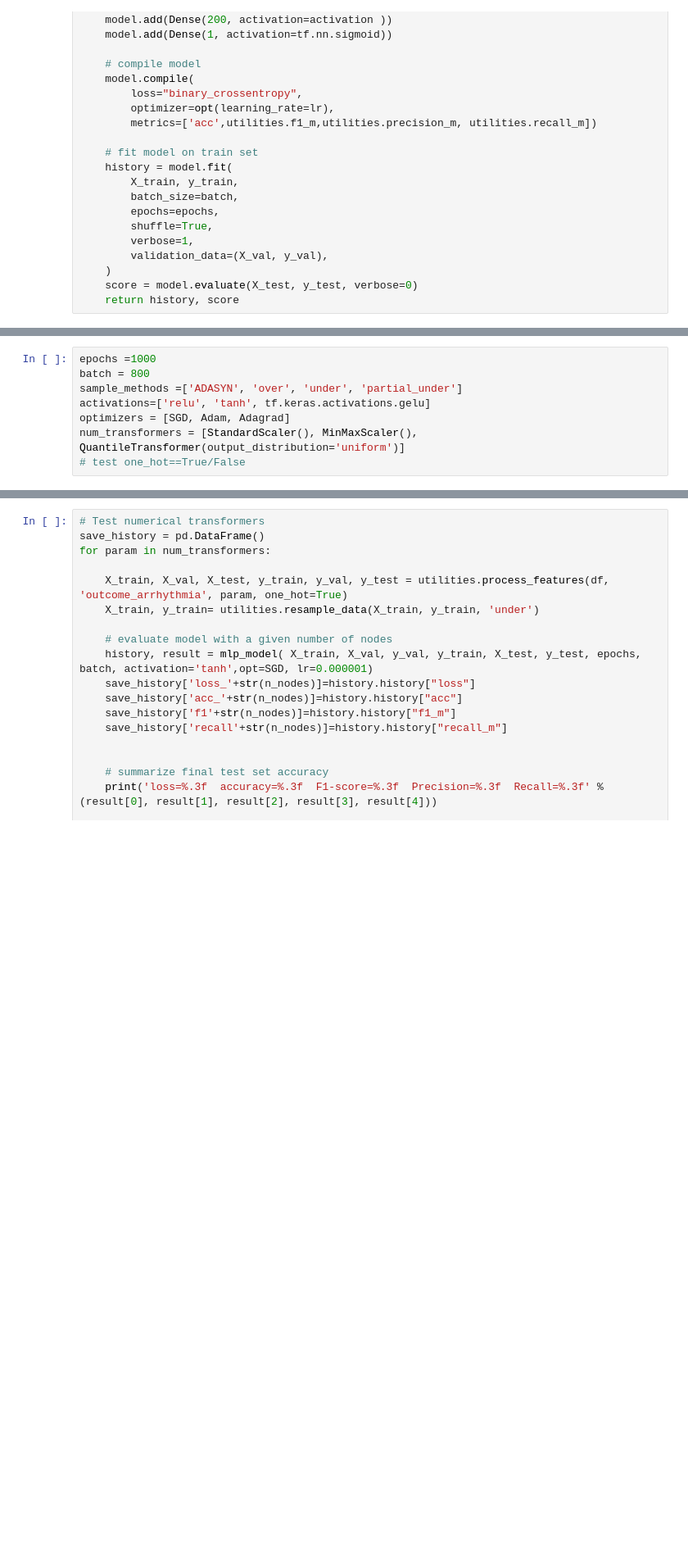
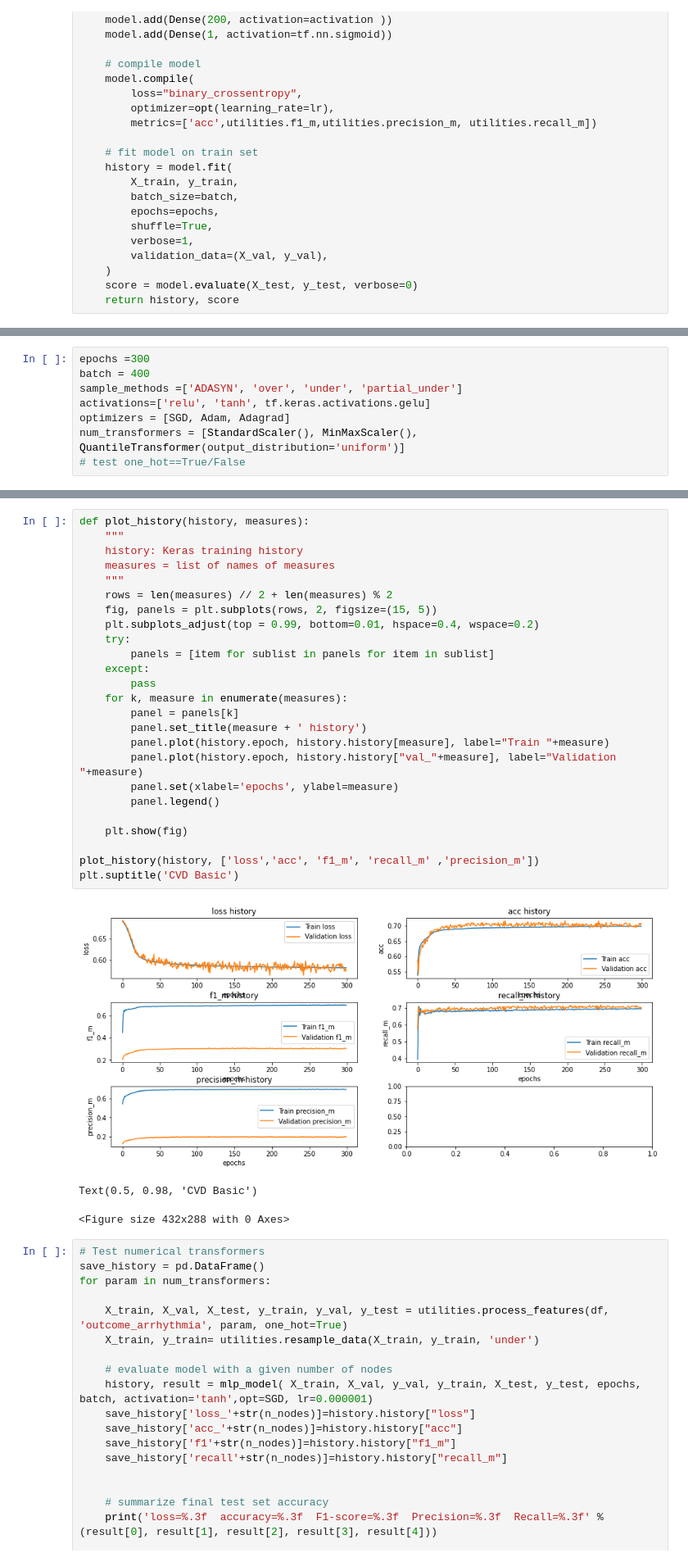
Before and after one commit to analiseb/UB-Masters-Thesis, a Jupyter notebook: MODEL_mlp-alternative.ipynb, the cells around one changed output, grey strips where cells are left out. Shown: that part at 82% size. Drawn from its saved outputs; the diff is of its cells as text; blank space fills up the shorter version.

```diff
--- a/MODEL_mlp-alternative.ipynb
+++ b/MODEL_mlp-alternative.ipynb
@@ -135,6 +165,6 @@ def mlp_model( X_train, X_val, y_val, y_train, X_test, y_test, epochs, batch, ac
 # %%
-epochs =1000
-batch = 800
+epochs =300
+batch = 400
 sample_methods =['ADASYN', 'over', 'under', 'partial_under']
 activations=['relu', 'tanh', tf.keras.activations.gelu]
 optimizers = [SGD, Adam, Adagrad]
@@ -195,3 +219,32 @@ history.history['recall_m']
+# %%
+def plot_history(history, measures):
+    """
+    history: Keras training history
+    measures = list of names of measures
+    """
+    rows = len(measures) // 2 + len(measures) % 2
+    fig, panels = plt.subplots(rows, 2, figsize=(15, 5))
+    plt.subplots_adjust(top = 0.99, bottom=0.01, hspace=0.4, wspace=0.2)
+    try:
+        panels = [item for sublist in panels for item in sublist]
+    except:
+        pass
+    for k, measure in enumerate(measures):
+        panel = panels[k]
+        panel.set_title(measure + ' history')
+        panel.plot(history.epoch, history.history[measure], label="Train "+measure)
+        panel.plot(history.epoch, history.history["val_"+measure], label="Validation "+measure)
+        panel.set(xlabel='epochs', ylabel=measure)
+        panel.legend()
+
+    plt.show(fig)
+
+plot_history(history, ['loss','acc', 'f1_m', 'recall_m' ,'precision_m'])
+plt.suptitle('CVD Basic')
+# %% [output]
+[figure, added]
+Text(0.5, 0.98, 'CVD Basic')
+<Figure size 432x288 with 0 Axes>
 # %%
 # Test numerical transformers
 save_history = pd.DataFrame()
```
Also changed, not shown: parts of 5 cells of this notebook.
